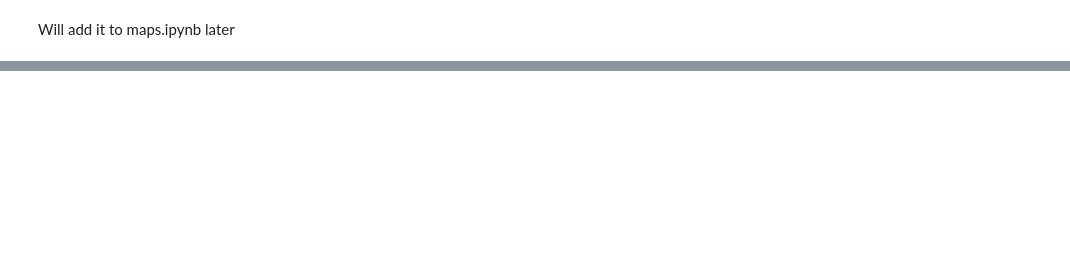
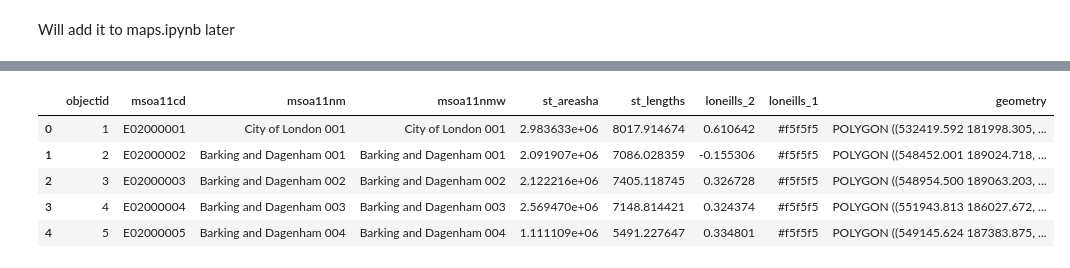
Before and after one commit to JonathanMarriott/ADS-Loneliness, a Jupyter notebook: maps/rainfall_map.ipynb, the cells around one changed output, grey strips where cells are left out. Saved outputs shown, nothing was run; the diff lists cells and outputs as text; code cells hidden in the pictures; blank space fills up the shorter version.

```diff
--- a/maps/rainfall_map.ipynb
+++ b/maps/rainfall_map.ipynb
@@ -37,0 +42,9 @@ AttributeError: 'Line2D' object has no property 'column'
+# %%
+msoa_map.head()
+# %% [output]
+|  | objectid | msoa11cd | msoa11nm | msoa11nmw | st_areasha | st_lengths | loneills_2 | loneills_1 | geometry |
+| 0 | 1 | E02000001 | City of London 001 | City of London 001 | 2.983633e+06 | 8017.914674 | 0.610642 | #f5f5f5 | POLYGON ((532419.592 181998.305, ... |
+| 1 | 2 | E02000002 | Barking and Dagenham 001 | Barking and Dagenham 001 | 2.091907e+06 | 7086.028359 | -0.155306 | #f5f5f5 | POLYGON ((548452.001 189024.718, ... |
+| 2 | 3 | E02000003 | Barking and Dagenham 002 | Barking and Dagenham 002 | 2.122216e+06 | 7405.118745 | 0.326728 | #f5f5f5 | POLYGON ((548954.500 189063.203, ... |
+| 3 | 4 | E02000004 | Barking and Dagenham 003 | Barking and Dagenham 003 | 2.569470e+06 | 7148.814421 | 0.324374 | #f5f5f5 | POLYGON ((551943.813 186027.672, ... |
+| 4 | 5 | E02000005 | Barking and Dagenham 004 | Barking and Dagenham 004 | 1.111109e+06 | 5491.227647 | 0.334801 | #f5f5f5 | POLYGON ((549145.624 187383.875, ... |
```
Also changed, not shown: parts of 11 cells of this notebook, 3 other files.
